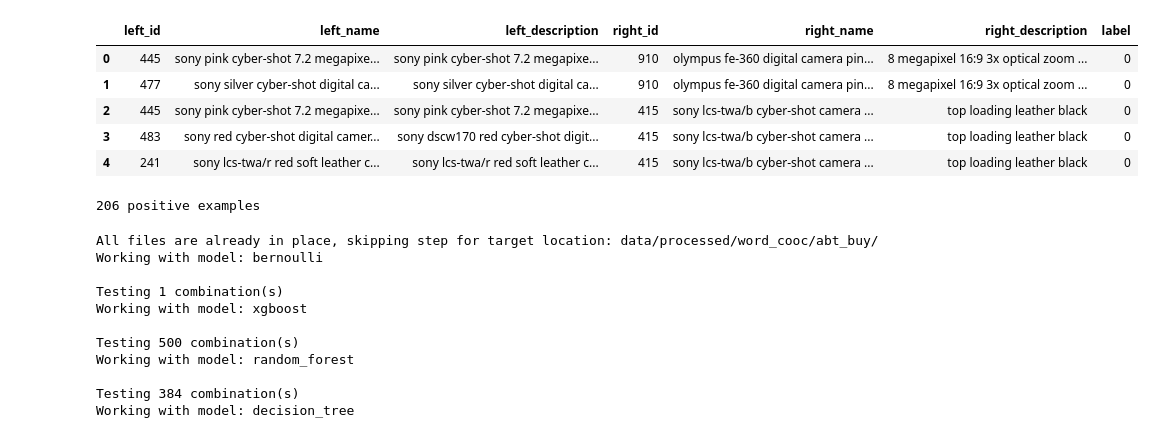
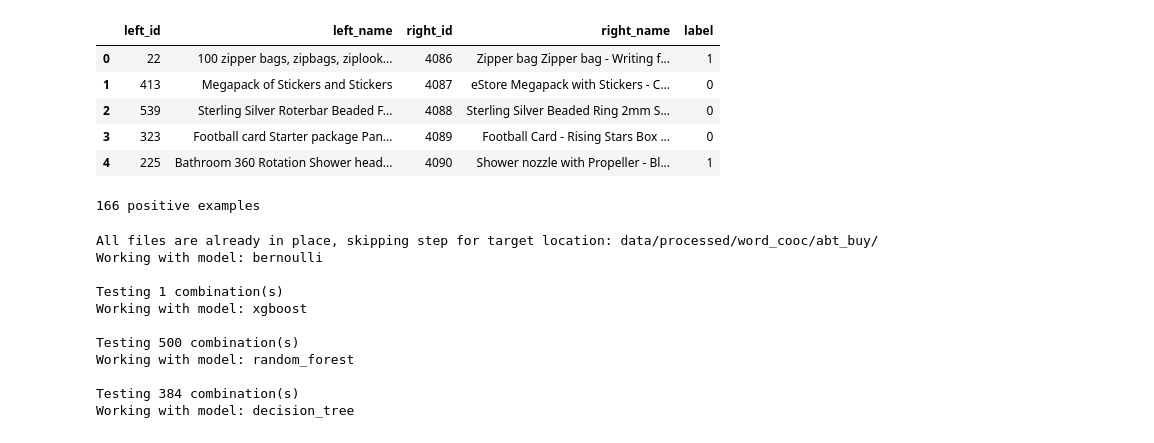
Before and after one commit to damianr13/master-thesis-kth, a Jupyter notebook: notebooks/data_insights.ipynb, the cells around one changed output. Drawn from its saved outputs; the diff is of its cells as text; code cells hidden in the pictures.

```diff
--- a/notebooks/data_insights.ipynb
+++ b/notebooks/data_insights.ipynb
@@ -4,20 +4,20 @@ import string
 import pandas as pd
 pd.set_option('display.max_colwidth', None)
 # %%
-abt_test_df = pd.read_csv('../data/interim/abt_buy/test.csv')
+abt_test_df = pd.read_csv('../data/interim/proprietary_scarce/test.csv')
 abt_test_df.head()
 # %% [output]
-|  | left_id | left_name | left_description | right_id | right_name | right_description | label |
-| 0 | 445 | sony pink cyber-shot 7.2 megapixe... | sony pink cyber-shot 7.2 megapixe... | 910 | olympus fe-360 digital camera pin... | 8 megapixel 16:9 3x optical zoom ... | 0 |
-| 1 | 477 | sony silver cyber-shot digital ca... | sony silver cyber-shot digital ca... | 910 | olympus fe-360 digital camera pin... | 8 megapixel 16:9 3x optical zoom ... | 0 |
-| 2 | 445 | sony pink cyber-shot 7.2 megapixe... | sony pink cyber-shot 7.2 megapixe... | 415 | sony lcs-twa/b cyber-shot camera ... | top loading leather black | 0 |
-| 3 | 483 | sony red cyber-shot digital camer... | sony dscw170 red cyber-shot digit... | 415 | sony lcs-twa/b cyber-shot camera ... | top loading leather black | 0 |
-| 4 | 241 | sony lcs-twa/r red soft leather c... | sony lcs-twa/r red soft leather c... | 415 | sony lcs-twa/b cyber-shot camera ... | top loading leather black | 0 |
+|  | left_id | left_name | right_id | right_name | label |
+| 0 | 22 | 100 zipper bags, zipbags, ziplook... | 4086 | Zipper bag Zipper bag - Writing f... | 1 |
+| 1 | 413 | Megapack of Stickers and Stickers | 4087 | eStore Megapack with Stickers - C... | 0 |
+| 2 | 539 | Sterling Silver Roterbar Beaded F... | 4088 | Sterling Silver Beaded Ring 2mm S... | 0 |
+| 3 | 323 | Football card Starter package Pan... | 4089 | Football Card - Rising Stars Box ... | 0 |
+| 4 | 225 | Bathroom 360 Rotation Shower head... | 4090 | Shower nozzle with Propeller - Bl... | 1 |
 # %%
 pos_abt_test_df = abt_test_df[abt_test_df['label'] == 1]
 print(f'{len(pos_abt_test_df)} positive examples')
 # %% [output]
-206 positive examples
+166 positive examples
 # %%
 import os
 os.chdir("..")
```
Also changed, not shown: parts of 5 cells of this notebook, 15 other files.
